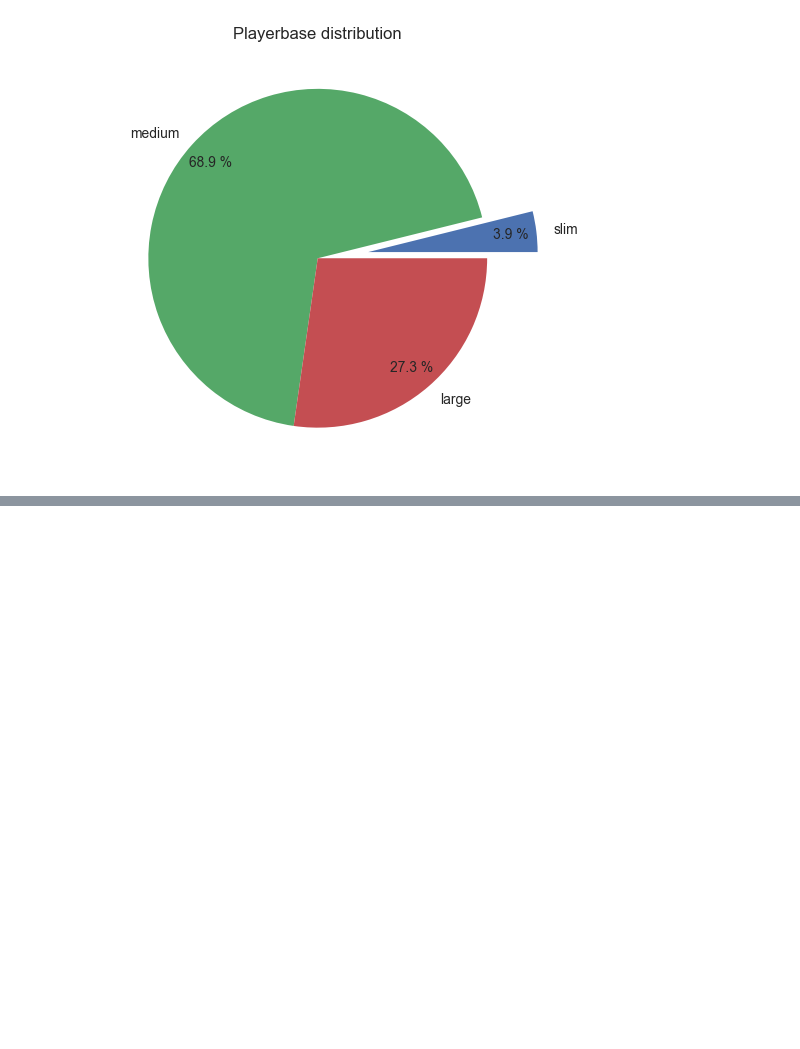
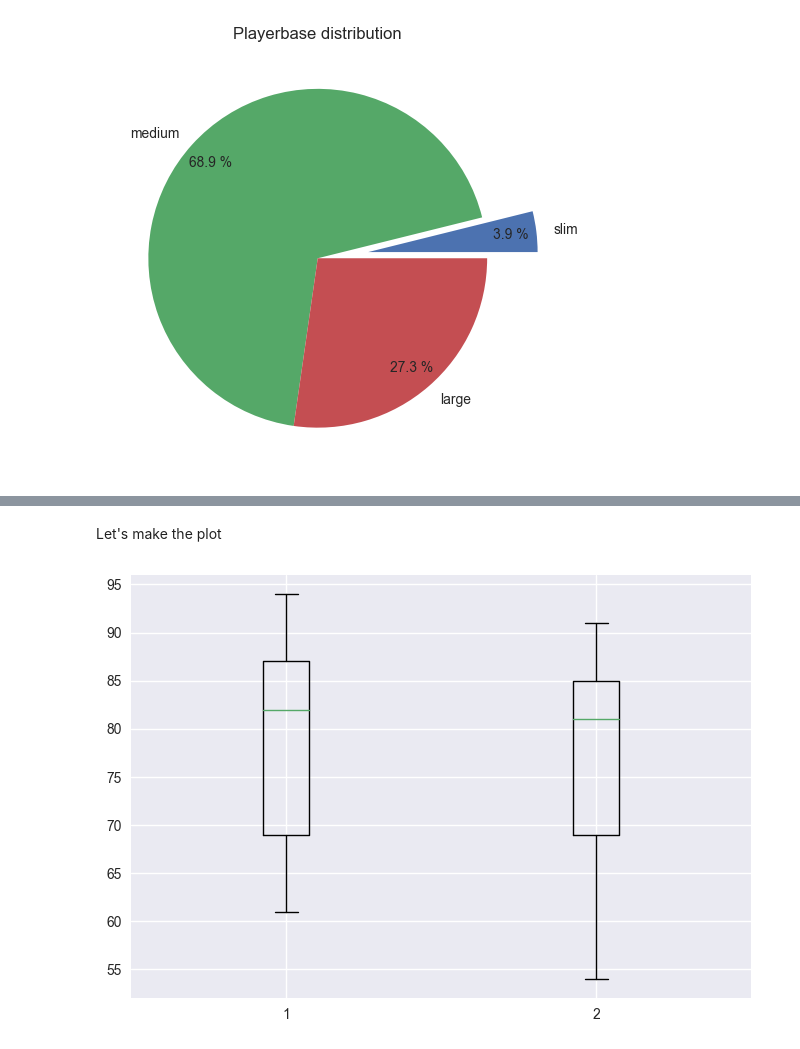
Before and after one commit to Braxion06/learn_matplotlib, a Jupyter notebook: learn_matplotlib_p2.ipynb, the cells around one changed output, grey strips where cells are left out. Saved outputs shown, nothing was run; the diff lists cells and outputs as text; code cells hidden in the pictures; blank space fills up the shorter version.

```diff
--- a/learn_matplotlib_p2.ipynb
+++ b/learn_matplotlib_p2.ipynb
@@ -442,0 +497,3 @@ plt.show()
+# %%
+barcelona = playerbase.loc[playerbase['Club'] == 'FC Barcelona']['Overall']
+manchester = playerbase.loc[playerbase['Club'] == 'Manchester City']['Overall']
@@ -442,0 +518,7 @@ plt.show()
+# %% [markdown]
+Let's make the plot
+# %%
+plt.boxplot([barcelona, manchester])
+plt.show()
+# %% [output]
+[figure, added]
```
Also changed, not shown: parts of 9 cells of this notebook.
